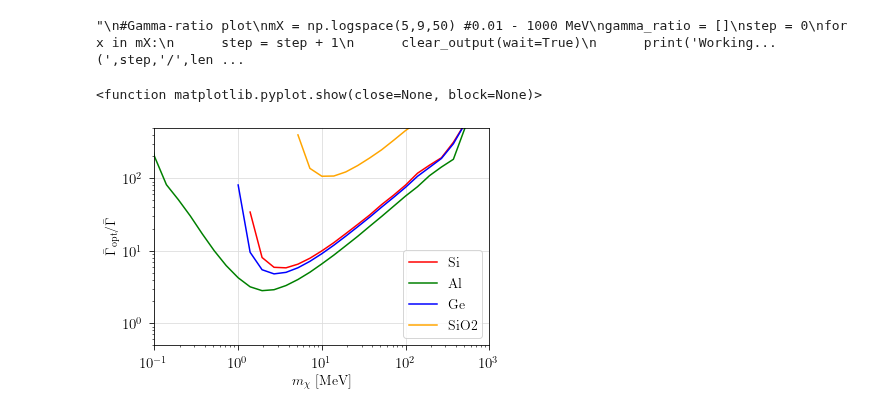
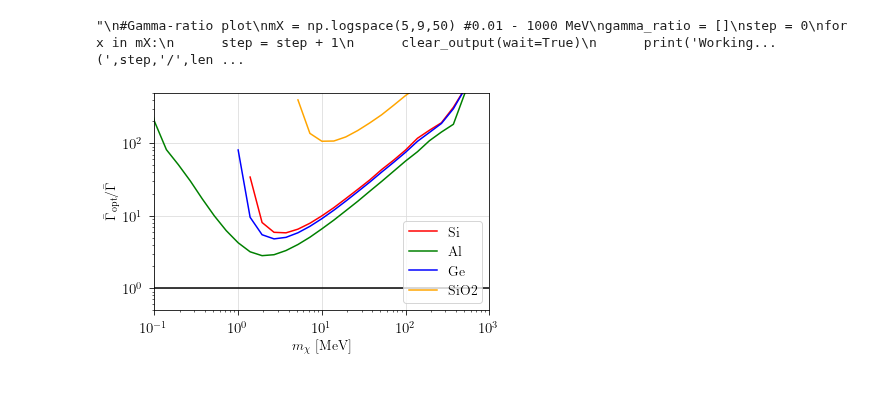
Before and after one commit to QU35T5/DarkELF, a Jupyter notebook: examples/gamma_ratio.ipynb, the cells around one changed output. Saved outputs shown, nothing was run; the diff lists cells and outputs as text; code cells hidden in the pictures.

```diff
--- a/examples/gamma_ratio.ipynb
+++ b/examples/gamma_ratio.ipynb
@@ -330,18 +341,19 @@ def Al_gamma_bar():
 
 def SiO2_gamma_bar():
       return 2*SiO2_integrand()*solid*c
-'''
+
 #Produces a vector gamma_opt/gamma_bar of all different mX
 mX = np.logspace(2,9,50) #0.01 - 1000 MeV
-Si_gamma_ratio = []
-Al_gamma_ratio = []
-Ge_gamma_ratio = []
+'''
+Si_gamma_ratio   = []
+Al_gamma_ratio   = []
+Ge_gamma_ratio   = []
 SiO2_gamma_ratio = []
 
 #Lower energy bounds [eV]
-w_min_al = .01
-w_min_si = 4.7
-w_min_ge = 3.6
+w_min_al   = .01
+w_min_si   = 4.7
+w_min_ge   = 3.6
 w_min_sio2 = 16.8
 
 step = 0
@@ -360,42 +372,46 @@ for x in mX:
       Ge.update_params(mX = m_chi,mediator = 'massless')
       SiO2.update_params(mX = m_chi,mediator = 'massless')
 
       Si_gamma_ratio.append(gamma_opt(m_chi)/Si_gamma_bar())
       Al_gamma_ratio.append(gamma_opt(m_chi)/Al_gamma_bar())
       Ge_gamma_ratio.append(gamma_opt(m_chi)/Ge_gamma_bar())
       SiO2_gamma_ratio.append(gamma_opt(m_chi)/SiO2_gamma_bar())
 
 clear_output(wait=True)
+'''
+mX = mX/1e6
 
-mX = mX/1e6
-'''
 '''
 #Saving the data for future use
 np.save('OurData/Si 4,7 eV.npy',Si_gamma_ratio)
 np.save('OurData/Ge 3,6 eV.npy',Ge_gamma_ratio)
 np.save('OurData/Al 10 meV.npy',Al_gamma_ratio)
 np.save('OurData/SiO2 16.8 eV.npy',SiO2_gamma_ratio)
 '''
 #Loading data
 #example = np.load(OurData/example.npy)
+Si_ratio   = np.load('OurData/Si 4,7 eV.npy')
+Ge_ratio   = np.load('OurData/Ge 3,6 eV.npy')
+Al_ratio   = np.load('OurData/Al 10 meV.npy')
+SiO2_ratio = np.load('OurData/SiO2 16,8 eV.npy')
 
 #Plot
-plt.loglog(mX,Si_gamma_ratio,color = 'red',label = 'Si')
-plt.loglog(mX,Al_gamma_ratio,color = 'green',label = 'Al')
-plt.loglog(mX,Ge_gamma_ratio,color = 'blue',label ='Ge')
-plt.loglog(mX,SiO2_gamma_ratio,color = 'orange',label ='SiO2')
+plt.loglog(mX,Si_ratio,color = 'red',label = 'Si')
+plt.loglog(mX,Al_ratio,color = 'green',label = 'Al')
+plt.loglog(mX,Ge_ratio,color = 'blue',label ='Ge')
+plt.loglog(mX,SiO2_ratio,color = 'orange',label ='SiO2')
 
 plt.xlabel(r'$m_\mathrm{\chi} \mathrm{\; [MeV]}$')
 plt.ylabel(r'$\bar{\Gamma}_{\mathrm{opt}}/\bar{\Gamma}$')
 plt.legend()
 plt.grid(color='gainsboro')
 plt.xlim([1e-1,1e3])
 plt.ylim([.5e0,5e2])
+plt.axhline(1,0,1e4,color='black')
 plt.show
-#plt.savefig('figures/Si 4,7eV Ge 3,6eV Al 10 meV SiO2 8.4 eV 50 steps.pdf',bbox_inches='tight')
+plt.savefig('figures/Gamma ratio; Gamma-bar; Si 4,7eV Ge 3,6eV Al 10 meV SiO2 8.4 eV; 50 steps.pdf',bbox_inches='tight')
 # %% [output]
-<function matplotlib.pyplot.show(close=None, block=None)>
-[figure, old version]
+[figure, new version]
 # %%
 #ELF CONTOUR PLOT
 
```
Also changed, not shown: parts of 1 cell of this notebook, 6 other files.
